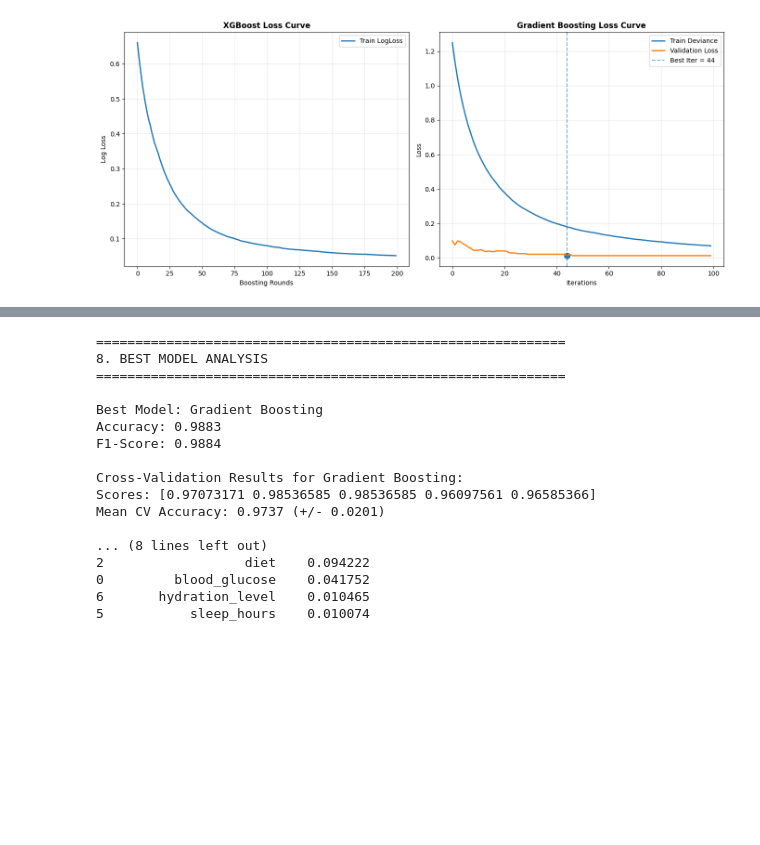
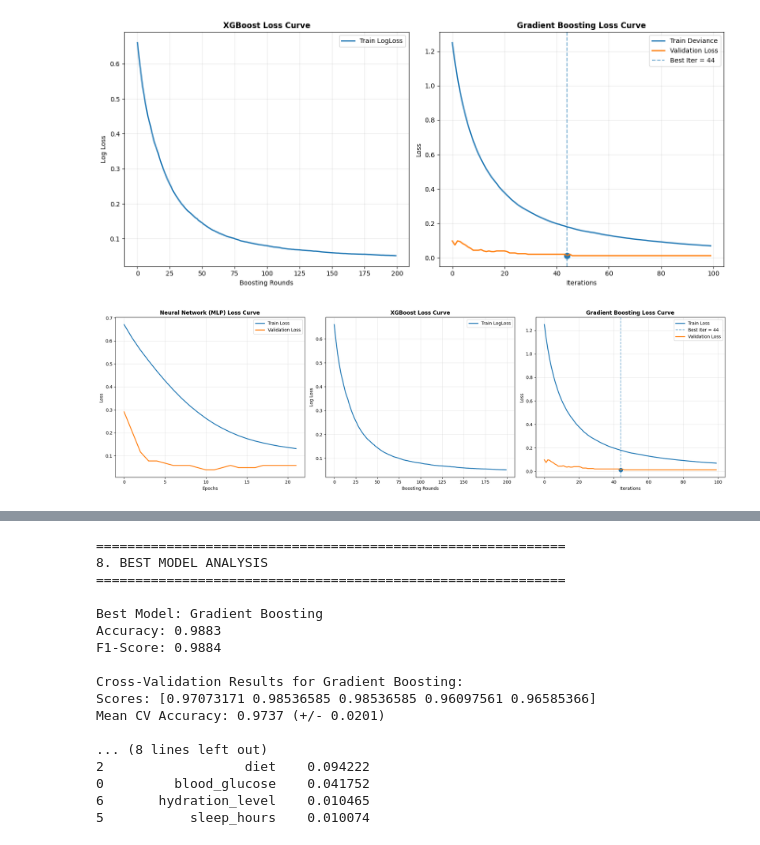
Before and after one commit to NSJayaweera/NCD-Risk_Prediction, a Jupyter notebook: DiabetesRiskPrediction.ipynb, the cells around one changed output, grey strips where cells are left out. Cells and saved outputs as stored; diff of their text form; code cells hidden in the pictures; blank space fills up the shorter version.

Commit message:
plotting loss curves

```diff
--- a/DiabetesRiskPrediction.ipynb
+++ b/DiabetesRiskPrediction.ipynb
@@ -1102,3 +1063,92 @@ plt.tight_layout()
 plt.show()
 # %% [output]
 [figure]
+# %%
+import matplotlib.pyplot as plt
+import numpy as np
+from sklearn.metrics import mean_squared_error
+
+plt.figure(figsize=(20, 6))
+
+# =========================================================
+# 1. NEURAL NETWORK (MLP) LOSS CURVE
+# =========================================================
+plt.subplot(1, 3, 1)
+mlp_model = models['ANN'] # Corrected key from 'Neural Network (MLP)' to 'ANN'
+
+# Training loss
+train_loss = mlp_model.loss_curve_
+plt.plot(train_loss, label='Train Loss', linewidth=2)
+
+# Validation loss (if available)
+if hasattr(mlp_model, 'validation_scores_'):
+    val_loss = [1 - score for score in mlp_model.validation_scores_]  # approximate
+    plt.plot(val_loss, label='Validation Loss', linewidth=2)
+
+plt.title('Neural Network (MLP) Loss Curve', fontweight='bold')
+plt.xlabel('Epochs')
+plt.ylabel('Loss')
+plt.legend()
+plt.grid(True, alpha=0.3)
+
+# =========================================================
+# 2. XGBOOST LOSS CURVE
+# =========================================================
+plt.subplot(1, 3, 2)
+xgb_model = models['XGBoost']
+
+if hasattr(xgb_model, 'evals_result_'):
+    results = xgb_model.evals_result_
+
+    # Training loss
+    if 'validation_0' in results:
+        train_loss = results['validation_0']['logloss']
+        plt.plot(train_loss, label='Train LogLoss', linewidth=2)
+
+    # Validation loss
+    if 'validation_1' in results:
+        val_loss = results['validation_1']['logloss']
+        plt.plot(val_loss, label='Validation LogLoss', linewidth=2)
+
+        best_round = np.argmin(val_loss)
+        best_val = val_loss[best_round]
+        plt.scatter(best_round, best_val, s=80)
+        plt.axvline(best_round, linestyle='--', alpha=0.6, label=f'Best Round = {best_round}')
+
+plt.title('XGBoost Loss Curve', fontweight='bold')
+plt.xlabel('Boosting Rounds')
+plt.ylabel('Log Loss')
+plt.legend()
+plt.grid(True, alpha=0.3)
+
+# =========================================================
+# 3. GRADIENT BOOSTING LOSS CURVE
+# =========================================================
+plt.subplot(1, 3, 3)
+gb_model = models['Gradient Boosting']
+
+# Training loss (deviance)
+train_loss = gb_model.train_score_
+plt.plot(train_loss, label='Train Loss', linewidth=2)
+
+# Validation loss
+val_loss = []
+for y_pred in gb_model.staged_predict(X_test_scaled):
+    val_loss.append(mean_squared_error(y_test, y_pred))
+
+best_iter = np.argmin(val_loss)
+best_val = val_loss[best_iter]
+plt.scatter(best_iter, best_val, s=80)
+plt.axvline(best_iter, linestyle='--', alpha=0.6, label=f'Best Iter = {best_iter}')
+
+plt.plot(val_loss, label='Validation Loss', linewidth=2)
+plt.title('Gradient Boosting Loss Curve', fontweight='bold')
+plt.xlabel('Iterations')
+plt.ylabel('Loss')
+plt.legend()
+plt.grid(True, alpha=0.3)
+
+plt.tight_layout()
+plt.show()
+# %% [output]
+[figure, added]
```
Also changed, not shown: parts of 3 cells of this notebook.
